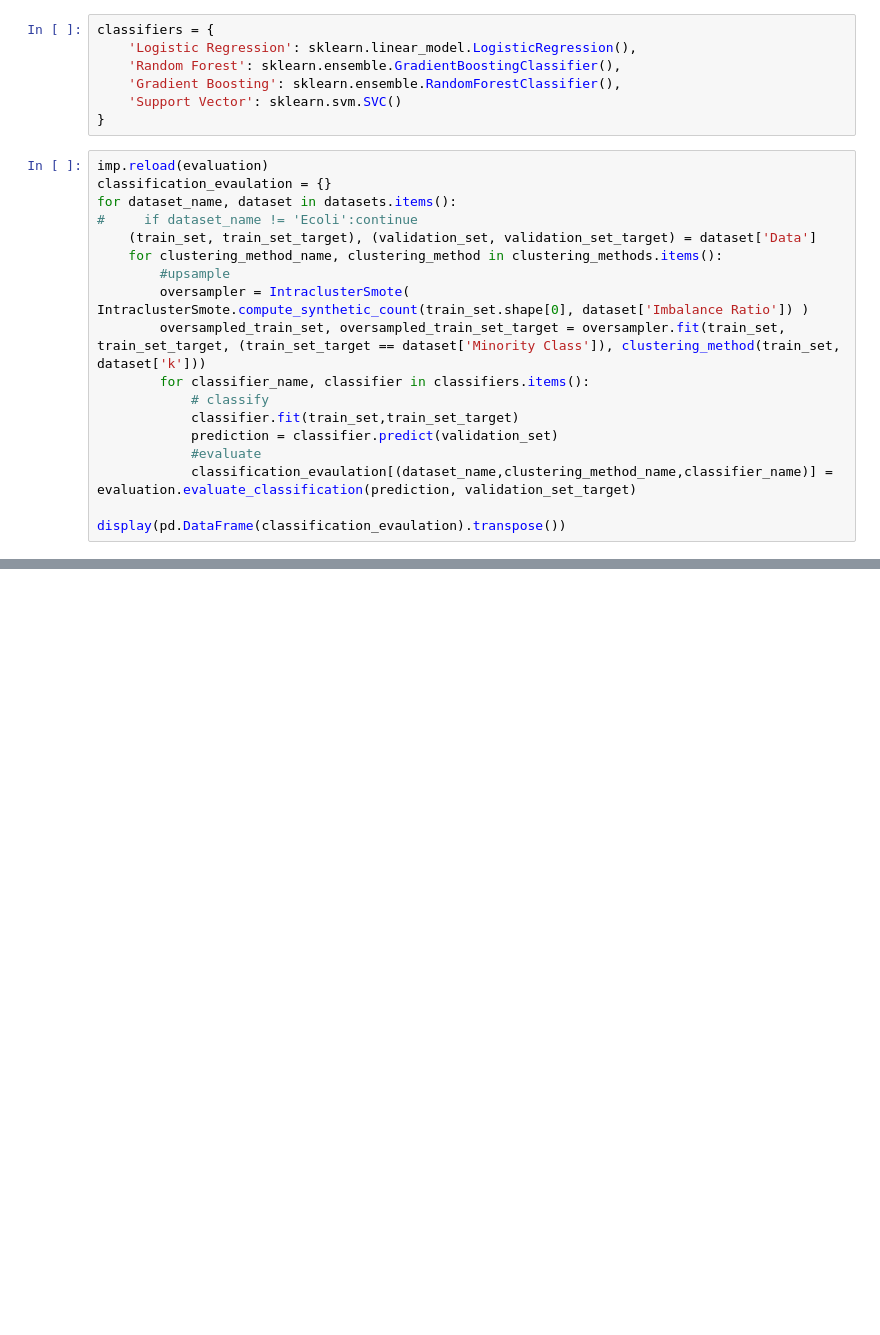
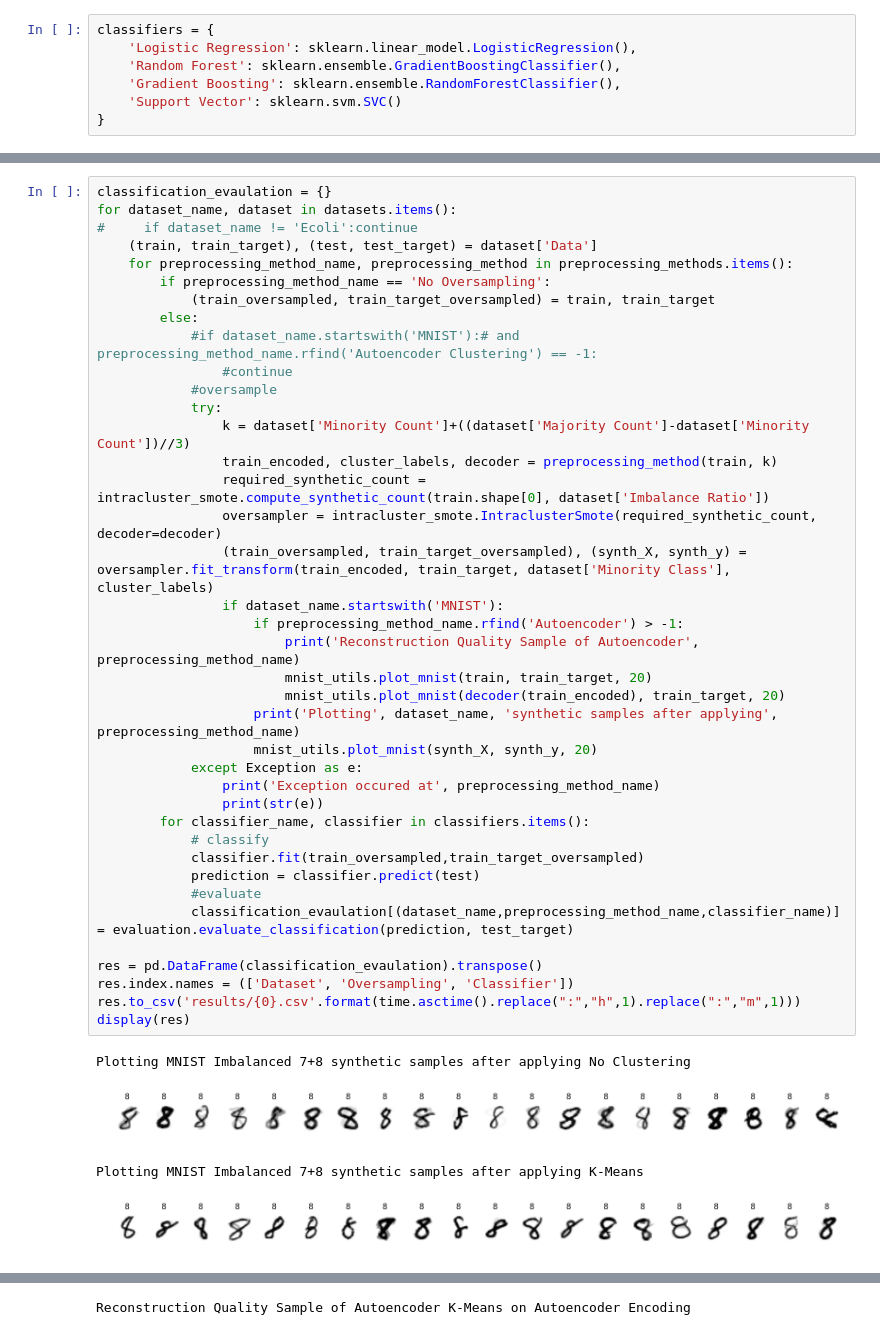
Before and after one commit to felix-last/autoencoder, a Jupyter notebook: generate-data.ipynb, the cells around one changed output, grey strips where cells are left out. Drawn from its saved outputs; the diff is of its cells as text; blank space fills up the shorter version.

Commit message:
Full data generation benchmark run

```diff
--- a/generate-data.ipynb
+++ b/generate-data.ipynb
@@ -54,21 +124,3 @@ classifiers = {
     'Gradient Boosting': sklearn.ensemble.RandomForestClassifier(),
     'Support Vector': sklearn.svm.SVC()
 }
-# %%
-imp.reload(evaluation)
-classification_evaulation = {}
-for dataset_name, dataset in datasets.items():
-#     if dataset_name != 'Ecoli':continue
-    (train_set, train_set_target), (validation_set, validation_set_target) = dataset['Data']
-    for clustering_method_name, clustering_method in clustering_methods.items():
-        #upsample
-        oversampler = IntraclusterSmote( IntraclusterSmote.compute_synthetic_count(train_set.shape[0], dataset['Imbalance Ratio']) )
-        oversampled_train_set, oversampled_train_set_target = oversampler.fit(train_set, train_set_target, (train_set_target == dataset['Minority Class']), clustering_method(train_set, dataset['k']))
-        for classifier_name, classifier in classifiers.items():
-            # classify
-            classifier.fit(train_set,train_set_target)
-            prediction = classifier.predict(validation_set)
-            #evaluate
-            classification_evaulation[(dataset_name,clustering_method_name,classifier_name)] = evaluation.evaluate_classification(prediction, validation_set_target)
-
-display(pd.DataFrame(classification_evaulation).transpose())
@@ -92,0 +130,44 @@ display(pd.DataFrame(classification_evaulation).transpose())
+# %%
+classification_evaulation = {}
+for dataset_name, dataset in datasets.items():
+#     if dataset_name != 'Ecoli':continue
+    (train, train_target), (test, test_target) = dataset['Data']
+    for preprocessing_method_name, preprocessing_method in preprocessing_methods.items():
+        if preprocessing_method_name == 'No Oversampling':
+            (train_oversampled, train_target_oversampled) = train, train_target
+        else:
+            #if dataset_name.startswith('MNIST'):# and preprocessing_method_name.rfind('Autoencoder Clustering') == -1:
+                #continue
+            #oversample
+            try:
+                k = dataset['Minority Count']+((dataset['Majority Count']-dataset['Minority Count'])//3)
+                train_encoded, cluster_labels, decoder = preprocessing_method(train, k)
+                required_synthetic_count =  intracluster_smote.compute_synthetic_count(train.shape[0], dataset['Imbalance Ratio'])
+                oversampler = intracluster_smote.IntraclusterSmote(required_synthetic_count, decoder=decoder)
+                (train_oversampled, train_target_oversampled), (synth_X, synth_y) = oversampler.fit_transform(train_encoded, train_target, dataset['Minority Class'], cluster_labels)
+                if dataset_name.startswith('MNIST'):
+                    if preprocessing_method_name.rfind('Autoencoder') > -1:
+                        print('Reconstruction Quality Sample of Autoencoder', preprocessing_method_name)
+                        mnist_utils.plot_mnist(train, train_target, 20)
+                        mnist_utils.plot_mnist(decoder(train_encoded), train_target, 20)
+                    print('Plotting', dataset_name, 'synthetic samples after applying', preprocessing_method_name)
+                    mnist_utils.plot_mnist(synth_X, synth_y, 20)
+            except Exception as e:
+                print('Exception occured at', preprocessing_method_name)
+                print(str(e))
+        for classifier_name, classifier in classifiers.items():
+            # classify
+            classifier.fit(train_oversampled,train_target_oversampled)
+            prediction = classifier.predict(test)
+            #evaluate
+            classification_evaulation[(dataset_name,preprocessing_method_name,classifier_name)] = evaluation.evaluate_classification(prediction, test_target)
+
+res = pd.DataFrame(classification_evaulation).transpose()
+res.index.names = (['Dataset', 'Oversampling', 'Classifier'])
+res.to_csv('results/{0}.csv'.format(time.asctime().replace(":","h",1).replace(":","m",1)))
+display(res)
+# %% [output]
+Plotting MNIST Imbalanced 7+8 synthetic samples after applying No Clustering
+[figure, added]
+Plotting MNIST Imbalanced 7+8 synthetic samples after applying K-Means
+[figure, added]
@@ -92,0 +175 @@ display(pd.DataFrame(classification_evaulation).transpose())
+Reconstruction Quality Sample of Autoencoder K-Means on Autoencoder Encoding
```
Also changed, not shown: parts of 14 cells of this notebook, 7 other files.
